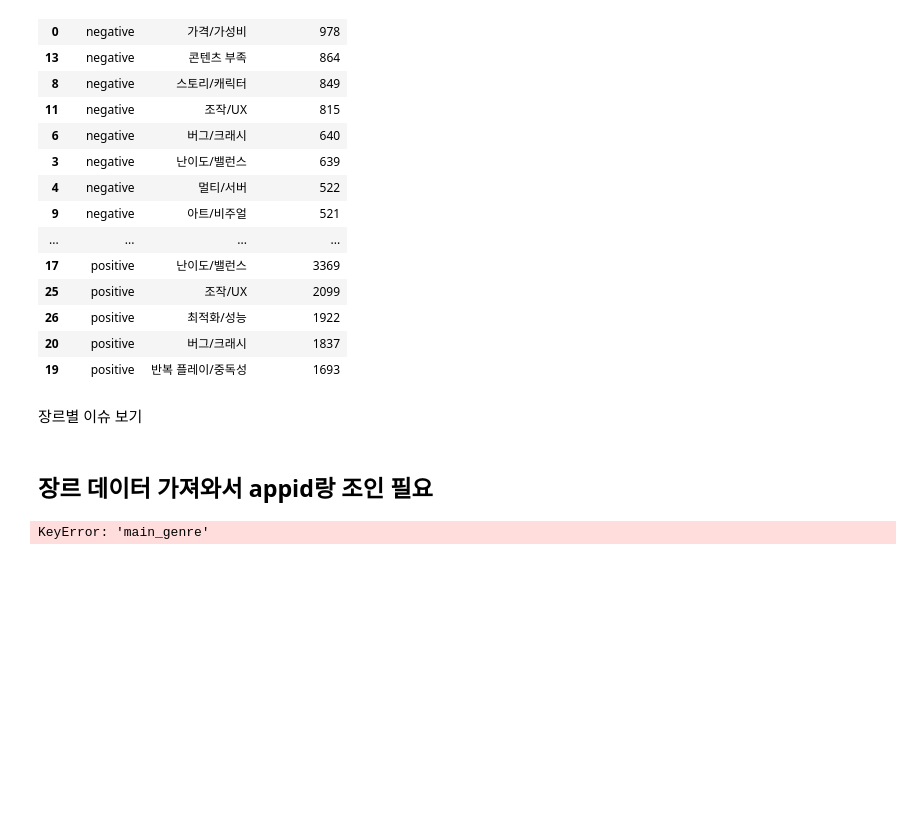
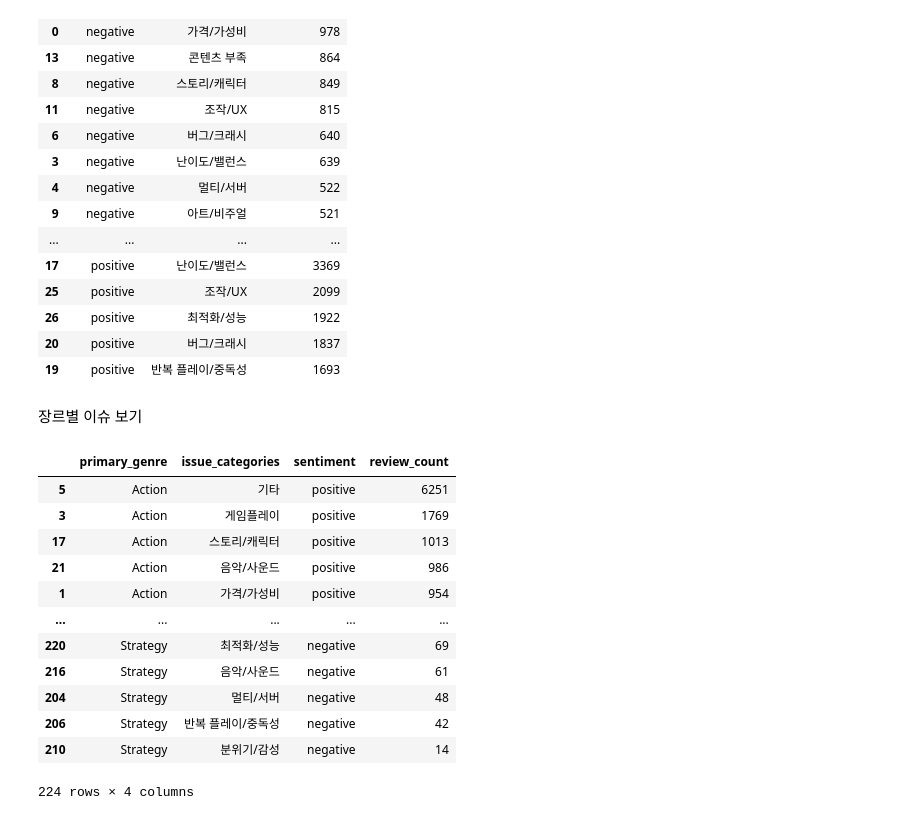
Before and after one commit to jinnyjinnyjinjin/steam-indie-game-analysis, a Jupyter notebook: src/notebooks/js/main_analysis/review.ipynb, the cells around one changed output. Saved outputs shown, nothing was run; the diff lists cells and outputs as text; code cells hidden in the pictures; blank space fills up the shorter version.

```diff
--- a/src/notebooks/js/main_analysis/review.ipynb
+++ b/src/notebooks/js/main_analysis/review.ipynb
@@ -10,5 +10,4 @@ plt.rcParams['font.family'] = 'Malgun Gothic' # Windows
 plt.rcParams['axes.unicode_minus'] = False
 
 reviews = pd.read_csv("../../../../data/preprocessed/steam_indie_reviews.csv")
-
-reviews
+df = pd.read_csv('../../../../data/preprocessed/steam_indie_genre_stratified_sample.csv')
@@ -28,0 +16,8 @@ reviews
+# %%
+genre_info = df[["appid", "primary_genre"]].drop_duplicates()
+# %%
+reviews_merged = reviews.merge(
+    genre_info,
+    on="appid",
+    how="left"
+)
@@ -29,3 +37,5 @@ reviews
+# %%
+reviews = reviews_merged
 # %%
 reviews.T
 # %% [output]
@@ -999,17 +860,27 @@ issue_by_sentiment
 | 19 | positive | 반복 플레이/중독성 | 1693 |
 # %% [markdown]
 장르별 이슈 보기
-# %% [markdown]
-## 장르 데이터 가져와서 appid랑 조인 필요
 # %%
 issue_by_genre = (
     reviews_en.explode("issue_categories")
-      .groupby(["main_genre", "issue_categories"])
+      .groupby(["primary_genre", "issue_categories","sentiment"])
       .size()
       .reset_index(name="review_count")
-      .sort_values(["main_genre", "review_count"], ascending=[True, False])
+      .sort_values(["primary_genre", "review_count"], ascending=[True, False])
 )
 
 issue_by_genre
 # %% [output]
+|  | primary_genre | issue_categories | sentiment | review_count |
+| 5 | Action | 기타 | positive | 6251 |
+| 3 | Action | 게임플레이 | positive | 1769 |
+| 17 | Action | 스토리/캐릭터 | positive | 1013 |
+| 21 | Action | 음악/사운드 | positive | 986 |
+| 1 | Action | 가격/가성비 | positive | 954 |
+| ... | ... | ... | ... | ... |
+| 220 | Strategy | 최적화/성능 | negative | 69 |
+| 216 | Strategy | 음악/사운드 | negative | 61 |
+| 204 | Strategy | 멀티/서버 | negative | 48 |
+| 206 | Strategy | 반복 플레이/중독성 | negative | 42 |
+| 210 | Strategy | 분위기/감성 | negative | 14 |
-KeyError: 'main_genre'
+224 rows × 4 columns
```
Also changed, not shown: parts of 27 cells of this notebook, 1 other file.
